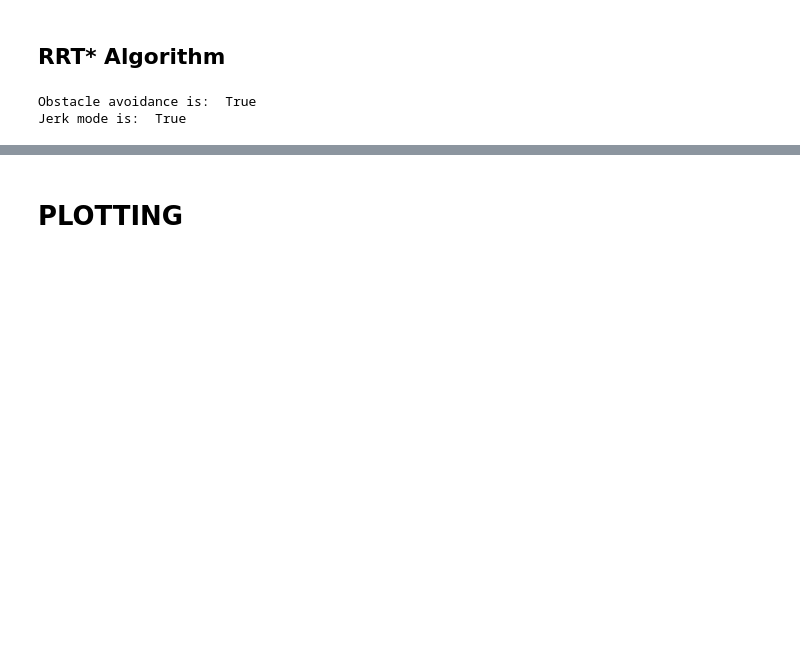
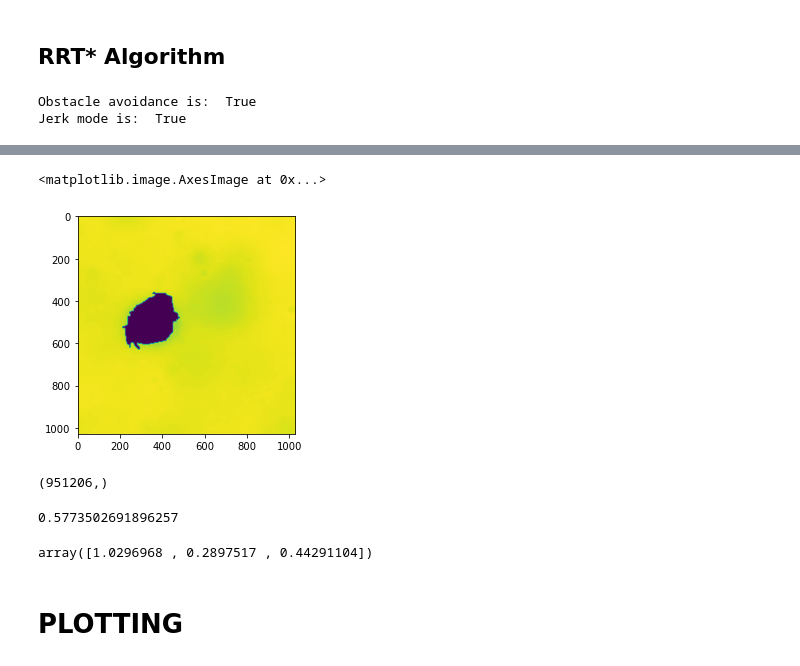
Before and after one commit to difra100/AMR_Testings, a Jupyter notebook: rrt_impl/kinodynamics.ipynb, the cells around one changed output, grey strips where cells are left out. Saved outputs shown, nothing was run; the diff lists cells and outputs as text; code cells hidden in the pictures; blank space fills up the shorter version.

Commit message:
updated stuff on the lunar environment

```diff
--- a/rrt_impl/kinodynamics.ipynb
+++ b/rrt_impl/kinodynamics.ipynb
@@ -899,3 +964,31 @@ Number of nodes traversed is:  9
+# %%
+n = np.load('numpy_maps/lunar_tranquillitatis_pit.npy')
+plt.imshow(n)
+# %% [output]
+<matplotlib.image.AxesImage at 0x...>
+[figure, added]
+# %%
+np.where(n>0)[0].shape
+# %% [output]
+(951206,)
+# %%
+math.sqrt(3)/3
+# %% [output]
+0.5773502691896257
+# %%
+v1 = np.array([1, 0, 0])
+
+v2 = np.array([0, 3, 0])
+
+v3 = np.array([0, 0, 2])
+
+n = np.cross(v2-v1, v3-v1)
+
+nn = n / np.linalg.norm(n)
+nn = np.abs(np.arcsin(nn))
+nn
+# %% [output]
+array([1.0296968 , 0.2897517 , 0.44291104])
 # %% [markdown]
 # PLOTTING
 # %% [markdown]
```
Also changed, not shown: parts of 9 cells of this notebook, 2 other files.
